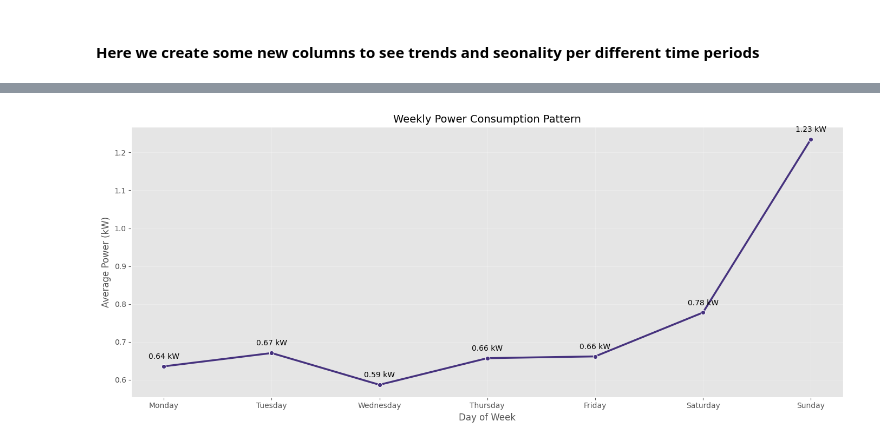
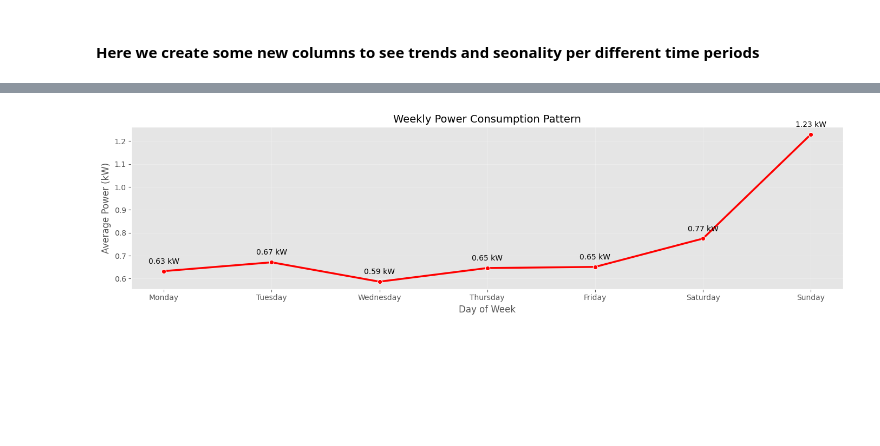
Before and after one commit to bhusalgokarna/Ds_FinalProject, a Jupyter notebook: models/ts_eda.ipynb, the cells around one changed output, grey strips where cells are left out. Saved outputs shown, nothing was run; the diff lists cells and outputs as text; code cells hidden in the pictures; blank space fills up the shorter version.

```diff
--- a/models/ts_eda.ipynb
+++ b/models/ts_eda.ipynb
@@ -12,5 +14,7 @@ plt.style.use('ggplot')
 plt.rcParams['figure.figsize'] = (12, 6)
 sns.set_palette("viridis")
 # %%
-loader= DataLoader()
-df= loader.load_data()
+
+loader = DataLoader()
+url= loader.url
+df = loader.load_data_Eda(url)
@@ -26,7 +32,6 @@ def print_overview(df):
     print(df.head())
 
 if __name__ == "__main__":
-    df = read()
     print_overview(df)
     print("\n===End of Overview===")
 # %% [output]
@@ -228,0 +302,16 @@ Length: 1441, dtype: bool
+# %%
+df['Global_active_power'] = cleaned_ts
+df['Global_active_power_ln'] = np.log(df['Global_active_power'])
+
+def plot_variable_distribution(df):
+    for column in columns:
+        fig, ax = plt.subplots(figsize=(10, 2))
+        sns.histplot(df[column], kde=True, bins=30, ax=ax)
+        ax.set_title(f'Distribution of {column}')
+        ax.set_xlabel(column)
+        ax.set_ylabel('Frequency')
+        plt.tight_layout()
+        plt.show()
+
+columns = [ 'Global_active_power','Global_active_power_ln','temp','humidity']
+plot_variable_distribution(df[columns])
@@ -312,10 +390,13 @@ df.head()
 # %%
+
 # === Weather Impact Analysis ===
-plt.figure(figsize=(14, 6))
+plt.figure(figsize=(15, 4))
 
 # Weather impact
-weather_impact = df.groupby('Weather_Type')['Global_active_power'].sum().sort_values(ascending=False)
-sns.barplot(x=weather_impact.values, y=weather_impact.index, orient='h')
+weather_impact = df.groupby('Weather_Type')['Global_active_power'].mean().sort_values(ascending=False)
+
+sns.barplot(x=weather_impact.values, y=weather_impact.index, hue=weather_impact.index, palette='viridis', width=0.3, legend=False)  # Added `hue`
+
 # Add annotations
 for i, v in enumerate(weather_impact.values):
     plt.text(v + 0.05, i, f"{v:.2f} kW", color='black', va='center')
@@ -325,6 +406,5 @@ plt.ylabel('Weather Condition')
 plt.grid(axis='x', alpha=0.3)
 
 plt.tight_layout()
-plt.savefig('weather_impact.png', dpi=300)
 plt.show()
 # %% [output]
@@ -384,22 +428,23 @@ plt.show()
 # %%
 # === Weekly Patterns ===
-plt.figure(figsize=(14, 6))
+plt.figure(figsize=(14, 4))
+# Map day_of_week (0=Monday, ..., 6=Sunday) to day names
+df['DayName'] = df['day_of_week'].map(dict(enumerate(calendar.day_name)))
 weekday_avg = df.groupby('DayName')['Global_active_power'].mean()
 weekday_avg = weekday_avg.reindex(['Monday','Tuesday','Wednesday','Thursday','Friday','Saturday','Sunday'])
-sns.lineplot(x=weekday_avg.index, y=weekday_avg.values, marker='o', linewidth=2.5)
-
-# Annotations
+sns.lineplot(x=weekday_avg.index, y=weekday_avg.values, marker='o', linewidth=2.5,color='red')
+# Annotationsations
 for i, v in enumerate(weekday_avg.values):
     plt.annotate(f"{v:.2f} kW", (i, v), textcoords="offset points",
                  xytext=(0,10), ha='center')
 
 plt.title('Weekly Power Consumption Pattern', fontsize=14)
 plt.ylabel('Average Power (kW)')
 plt.xlabel('Day of Week')
 plt.grid(alpha=0.3)
 
 plt.tight_layout()
 plt.savefig('weekly_patterns.png', dpi=300)
 plt.show()
 # %% [output]
-[figure, old version]
+[figure, new version]
```
Also changed, not shown: parts of 37 cells of this notebook, 21 other files.
